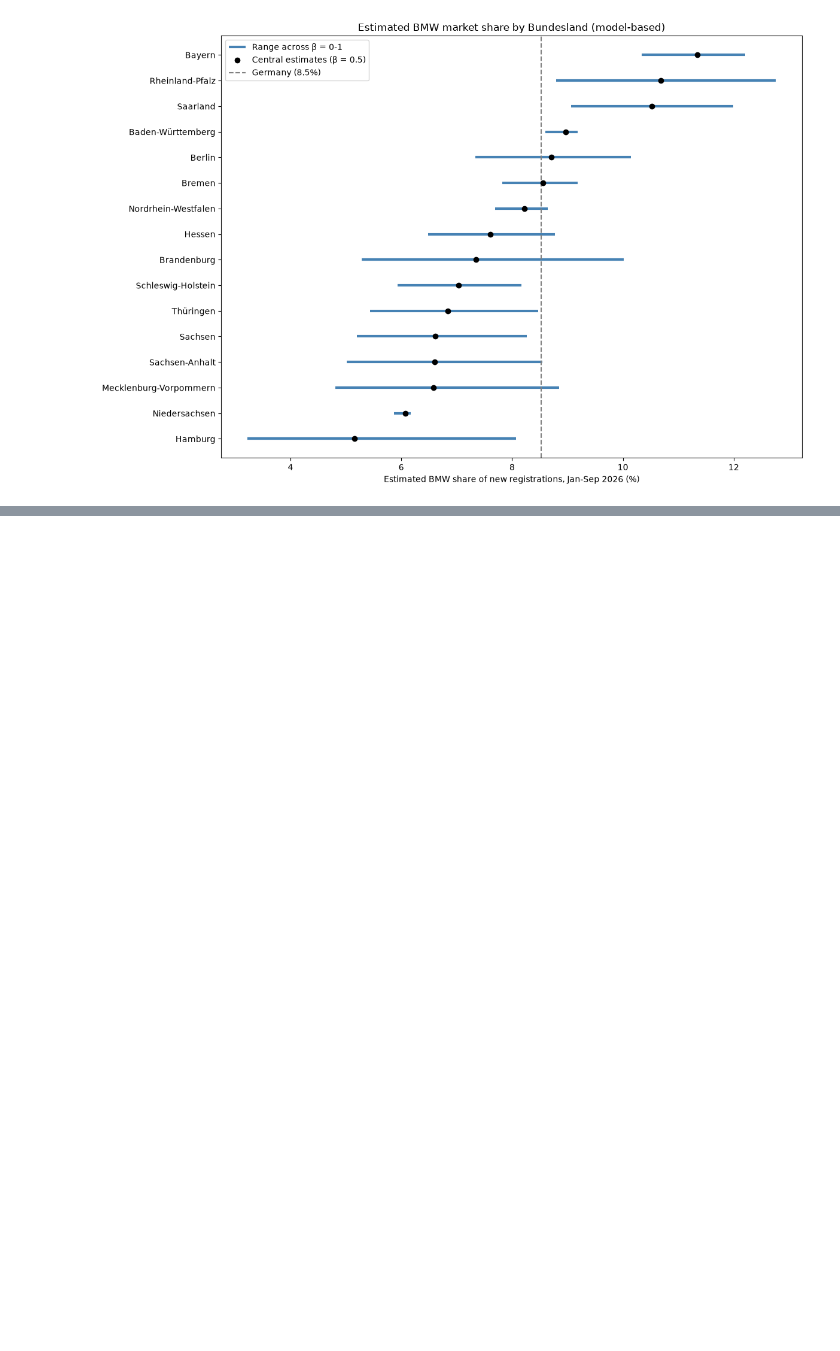
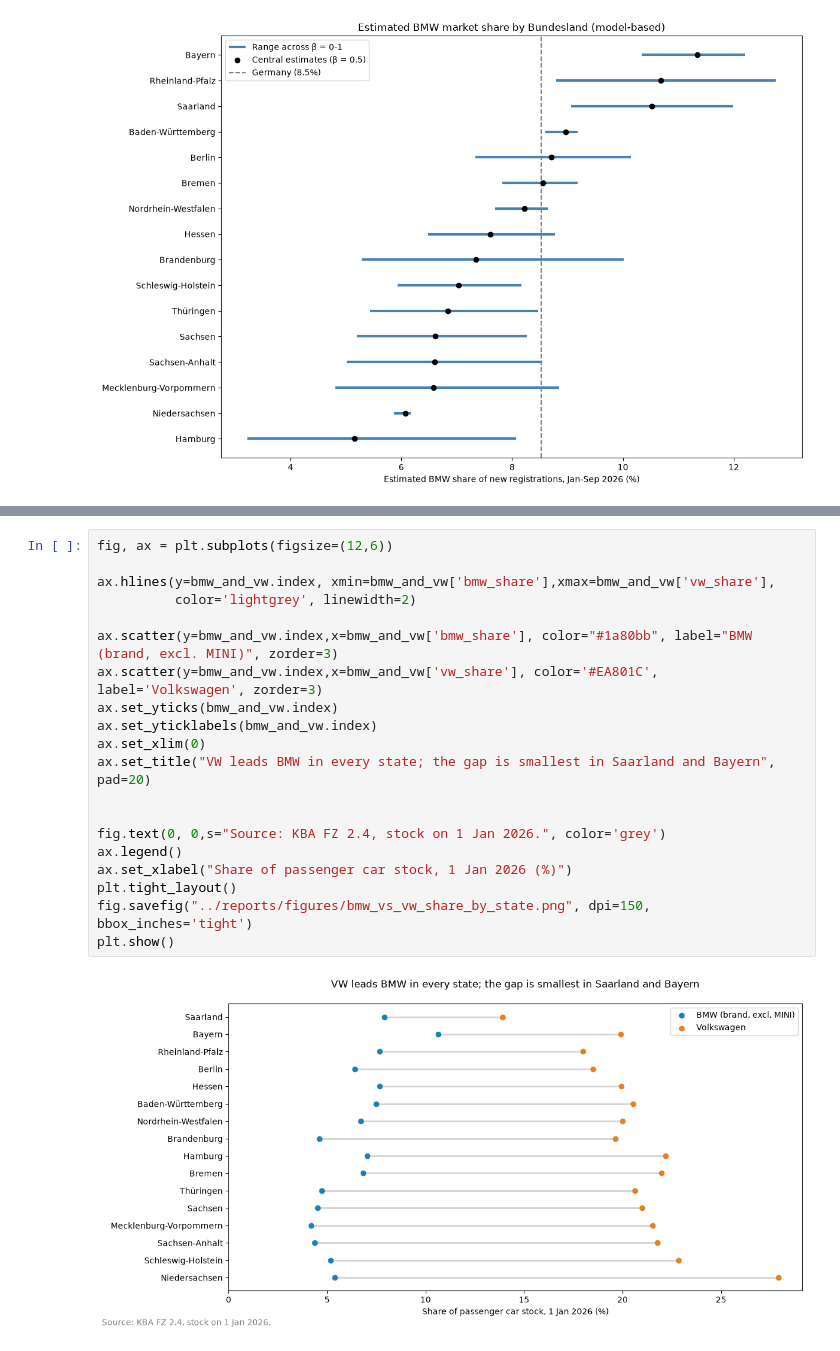
Before and after one commit to cankale/bmw-electric-vehicle-market-analysis, a Jupyter notebook: src/03_regional_analysis.ipynb, the cells around one changed output, grey strips where cells are left out. Saved outputs shown, nothing was run; the diff lists cells and outputs as text; blank space fills up the shorter version.

```diff
--- a/src/03_regional_analysis.ipynb
+++ b/src/03_regional_analysis.ipynb
@@ -667,0 +930,22 @@ plt.show()
+# %%
+fig, ax = plt.subplots(figsize=(12,6))
+
+ax.hlines(y=bmw_and_vw.index, xmin=bmw_and_vw['bmw_share'],xmax=bmw_and_vw['vw_share'],
+          color='lightgrey', linewidth=2)
+
+ax.scatter(y=bmw_and_vw.index,x=bmw_and_vw['bmw_share'], color="#1a80bb", label="BMW (brand, excl. MINI)", zorder=3)
+ax.scatter(y=bmw_and_vw.index,x=bmw_and_vw['vw_share'], color='#EA801C', label='Volkswagen', zorder=3)
+ax.set_yticks(bmw_and_vw.index)
+ax.set_yticklabels(bmw_and_vw.index)
+ax.set_xlim(0)
+ax.set_title("VW leads BMW in every state; the gap is smallest in Saarland and Bayern", pad=20)
+
+
+fig.text(0, 0,s="Source: KBA FZ 2.4, stock on 1 Jan 2026.", color='grey')
+ax.legend()
+ax.set_xlabel("Share of passenger car stock, 1 Jan 2026 (%)")
+plt.tight_layout()
+fig.savefig("../reports/figures/bmw_vs_vw_share_by_state.png", dpi=150, bbox_inches='tight')
+plt.show()
+# %% [output]
+[figure, added]
```
Also changed, not shown: parts of 5 cells of this notebook, 1 other file.
